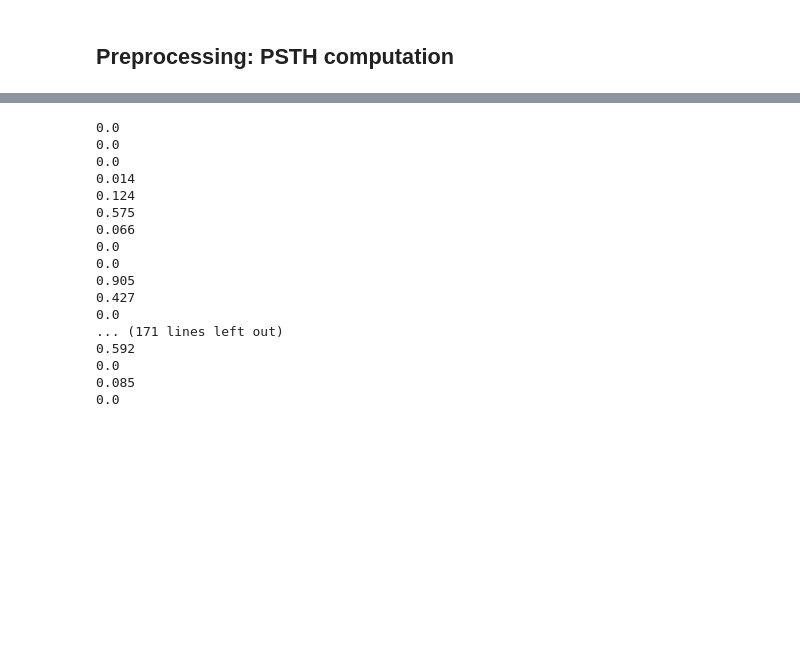
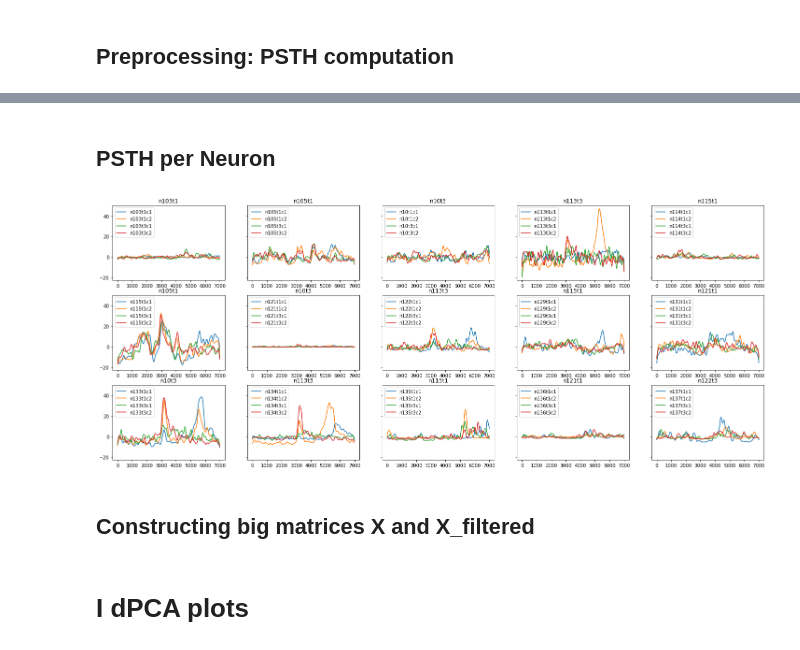
Before and after one commit to AnasMachraoui/Mirror-Neurons, a Jupyter notebook: mirror.ipynb, the cells around one changed output, grey strips where cells are left out. Saved outputs shown, nothing was run; the diff lists cells and outputs as text; code cells hidden in the pictures; blank space fills up the shorter version.

```diff
--- a/mirror.ipynb
+++ b/mirror.ipynb
@@ -99,19 +17,0 @@ psth_files = [f[:-6] for f in sorted(np.unique(os.listdir(psth_path)))][1:]
-# %%
-#constructing the big matrix X
-X=np.zeros((187,2,2, 7000))
-counter=0
-for f in range(len(X)):
-  x1=np.load(psth_path+psth_files[counter]+"c1.npy").reshape(7000)
-  x2=np.load(psth_path+psth_files[counter+1]+"c2.npy").reshape(7000)
-  x3=np.load(psth_path+psth_files[counter+2]+"c1.npy").reshape(7000)
-  x4=np.load(psth_path+psth_files[counter+3]+"c2.npy").reshape(7000)
-
-
-  X[f][0,0]+=x1
-  X[f][0,1]+=x2
-  X[f][1,0]+=x3
-  X[f][1,1]+=x4
-
-
-  counter+=4
-np.shape(X)
@@ -259,22 +17,0 @@ a=pd.read_pickle('/Users/machraouianas/Desktop/MPI TU/p_values_pickle.pickle')
-# %%
-filtered_neurons=[]
-for index in a:
-    if
-# %% [output]
-0.0
-0.0
-0.0
-0.014
-0.124
-0.575
-0.066
-0.0
-0.0
-0.905
-0.427
-0.0
-... (171 lines left out)
-0.592
-0.0
-0.085
-0.0
@@ -280,0 +66,30 @@ for index in a:
+# %% [markdown]
+## PSTH per Neuron
+# %%
+psth_path='/Users/machraouianas/Desktop/MPI TU/code/data3/psth_filtered/'
+psth_files = [f[:-6] for f in sorted(np.unique(os.listdir(psth_path)))]
+
+# Create two subplots and unpack the output array immediately
+f, axs = plt.subplots(3, 5, sharey=True,figsize=(25,10))
+
+counter=0
+for i in range(len(axs)):
+  for j in range(len(axs[0])):
+
+    axs[i][j].plot(np.load(psth_path+psth_files[counter]+"c1.npy"),label=psth_files[counter]+"c1")
+    axs[i][j].legend(loc='upper left')
+    axs[i][j].plot(np.load(psth_path+psth_files[counter+1]+"c2.npy"),label=psth_files[counter+1]+"c2")
+    axs[i][j].legend(loc='upper left')
+    axs[i][j].set_title(psth_files[i*5+j])
+
+    axs[i][j].plot(np.load(psth_path+psth_files[counter+2]+"c1.npy"),label=psth_files[counter+2]+"c1")
+    axs[i][j].legend(loc='upper left')
+    axs[i][j].plot(np.load(psth_path+psth_files[counter+3]+"c2.npy"),label=psth_files[counter+3]+"c2")
+    axs[i][j].legend(loc='upper left')
+    axs[i][j].set_title(psth_files[i*5+j*5])
+    counter+=4
+plt.show()
+# %% [output]
+[figure, added]
+# %% [markdown]
+## Constructing big matrices X and X_filtered
@@ -280,0 +133,2 @@ for index in a:
+# %% [markdown]
+#  I dPCA plots
```
Also changed, not shown: parts of 61 cells of this notebook.
